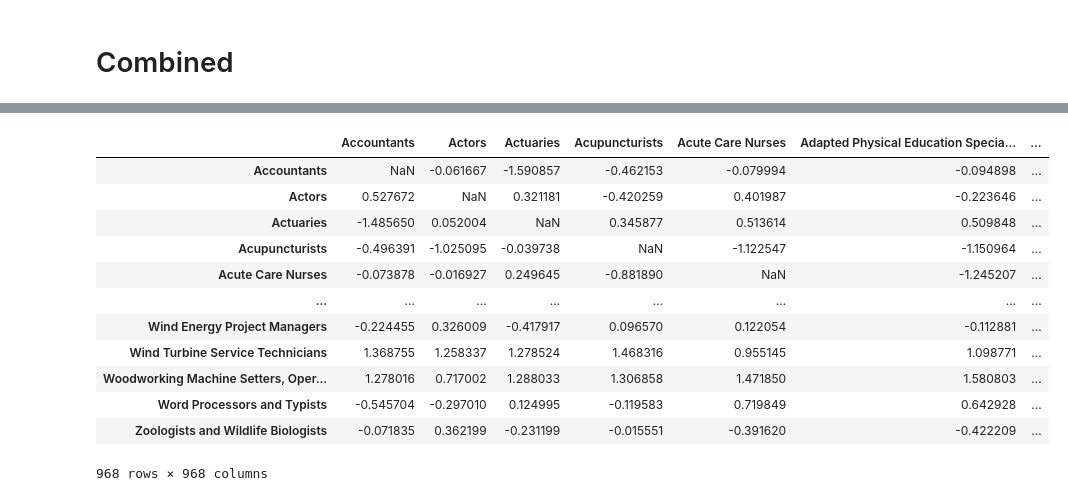
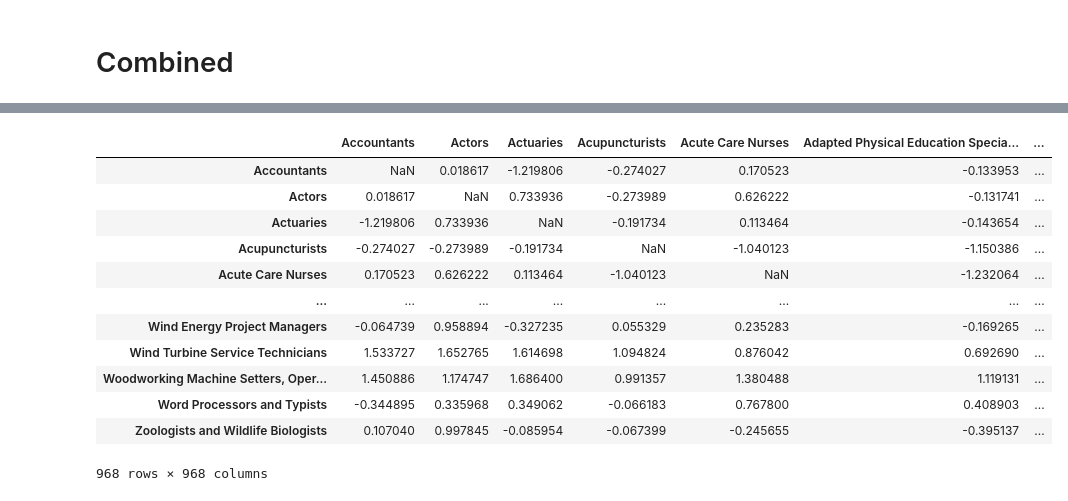
Before and after one commit to thanh17/-UROP-Employment-Pathway, a Jupyter notebook: Career Changer Replication.ipynb, the cells around one changed output, grey strips where cells are left out. Cells and saved outputs as stored; diff of their text form; code cells hidden in the pictures.

```diff
--- a/Career Changer Replication.ipynb
+++ b/Career Changer Replication.ipynb
@@ -202,11 +198,22 @@ df
 # %%
-def distance_table(df,name_dict):
+def distance_table(df,name_dict=None, dz=False):
 
-    dist = pdist(df[df.columns[1:]], 'euclidean')
+#     squareform(pdist(df.iloc[:, 1:])), columns=df.title.unique(), index=df.title.unique()
+    dist = []
+    if dz:
+        dist = pdist(df[df.columns[1:]],'euclidean')
+    else:
+        dist = pdist(df,'euclidean')
     df_dist = pd.DataFrame(squareform(dist))
+#     return df_dist
     columns = list(df_dist.index)
-    df_dist = df_dist.replace(0, np.NaN)
+    for i in range(len(df.index)):
+        df_dist.loc[i,i] = np.NaN
+    mean = df_dist.mean().mean()
+    std = df_dist.stack().std()
+#     return (mean, std)
+#     return std
     for col in columns:
-        df_dist[col] = (df_dist[col] - df_dist[col].mean())/df_dist[col].std(ddof=0)
-#     return rows
+        df_dist[col] = (df_dist[col] - mean)/std
+#     return df_dist
     return df_dist.rename(columns = name_dict, index = name_dict)
@@ -213,23 +232,23 @@ def distance_table(df,name_dict):
 # %%
 # [df_wc,df_knowledge,df_skills,df_gwas,df_jz]
 wc_dist = distance_table(df_wc,name_dict)
 knowledge_dist = distance_table(df_knowledge,name_dict)
 skills_dist = distance_table(df_skills,name_dict)
 gwas_dist = distance_table(df_gwas,name_dict)
-jz_dist = distance_table(df_jz,name_dict).multiply(1.3)
-df_concat = pd.concat([wc_dist,knowledge_dist,skills_dist,gwas_dist,jw_dist]).groupby(level =0).mean()
+jz_dist = distance_table(df_jz,name_dict,True).multiply(1.3)
+df_concat = pd.concat([wc_dist,knowledge_dist,skills_dist,gwas_dist,jz_dist]).groupby(level =0).mean()
 df_concat
 # %% [output]
 |  | Accountants | Actors | Actuaries | Acupuncturists | Acute Care Nurses | Adapted Physical Education Specia... | ... |
-| Accountants | NaN | -0.061667 | -1.590857 | -0.462153 | -0.079994 | -0.094898 | ... |
-| Actors | 0.527672 | NaN | 0.321181 | -0.420259 | 0.401987 | -0.223646 | ... |
-| Actuaries | -1.485650 | 0.052004 | NaN | 0.345877 | 0.513614 | 0.509848 | ... |
-| Acupuncturists | -0.496391 | -1.025095 | -0.039738 | NaN | -1.122547 | -1.150964 | ... |
-| Acute Care Nurses | -0.073878 | -0.016927 | 0.249645 | -0.881890 | NaN | -1.245207 | ... |
+| Accountants | NaN | 0.018617 | -1.219806 | -0.274027 | 0.170523 | -0.133953 | ... |
+| Actors | 0.018617 | NaN | 0.733936 | -0.273989 | 0.626222 | -0.131741 | ... |
+| Actuaries | -1.219806 | 0.733936 | NaN | -0.191734 | 0.113464 | -0.143654 | ... |
+| Acupuncturists | -0.274027 | -0.273989 | -0.191734 | NaN | -1.040123 | -1.150386 | ... |
+| Acute Care Nurses | 0.170523 | 0.626222 | 0.113464 | -1.040123 | NaN | -1.232064 | ... |
 | ... | ... | ... | ... | ... | ... | ... | ... |
-| Wind Energy Project Managers | -0.224455 | 0.326009 | -0.417917 | 0.096570 | 0.122054 | -0.112881 | ... |
-| Wind Turbine Service Technicians | 1.368755 | 1.258337 | 1.278524 | 1.468316 | 0.955145 | 1.098771 | ... |
-| Woodworking Machine Setters, Oper... | 1.278016 | 0.717002 | 1.288033 | 1.306858 | 1.471850 | 1.580803 | ... |
-| Word Processors and Typists | -0.545704 | -0.297010 | 0.124995 | -0.119583 | 0.719849 | 0.642928 | ... |
-| Zoologists and Wildlife Biologists | -0.071835 | 0.362199 | -0.231199 | -0.015551 | -0.391620 | -0.422209 | ... |
+| Wind Energy Project Managers | -0.064739 | 0.958894 | -0.327235 | 0.055329 | 0.235283 | -0.169265 | ... |
+| Wind Turbine Service Technicians | 1.533727 | 1.652765 | 1.614698 | 1.094824 | 0.876042 | 0.692690 | ... |
+| Woodworking Machine Setters, Oper... | 1.450886 | 1.174747 | 1.686400 | 0.991357 | 1.380488 | 1.119131 | ... |
+| Word Processors and Typists | -0.344895 | 0.335968 | 0.349062 | -0.066183 | 0.767800 | 0.408903 | ... |
+| Zoologists and Wildlife Biologists | 0.107040 | 0.997845 | -0.085954 | -0.067399 | -0.245655 | -0.395137 | ... |
 968 rows × 968 columns
```
Also changed, not shown: parts of 9 cells of this notebook.
